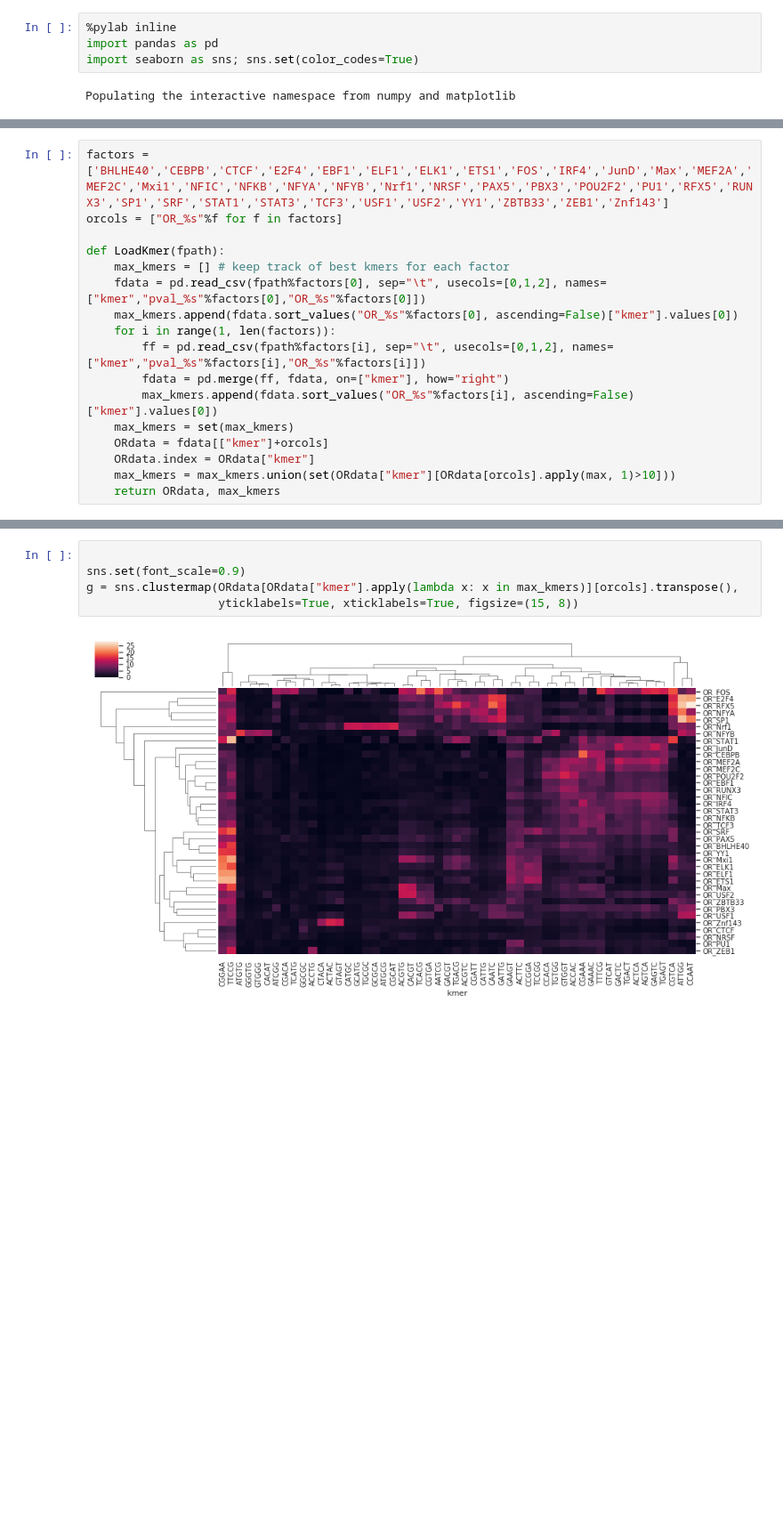
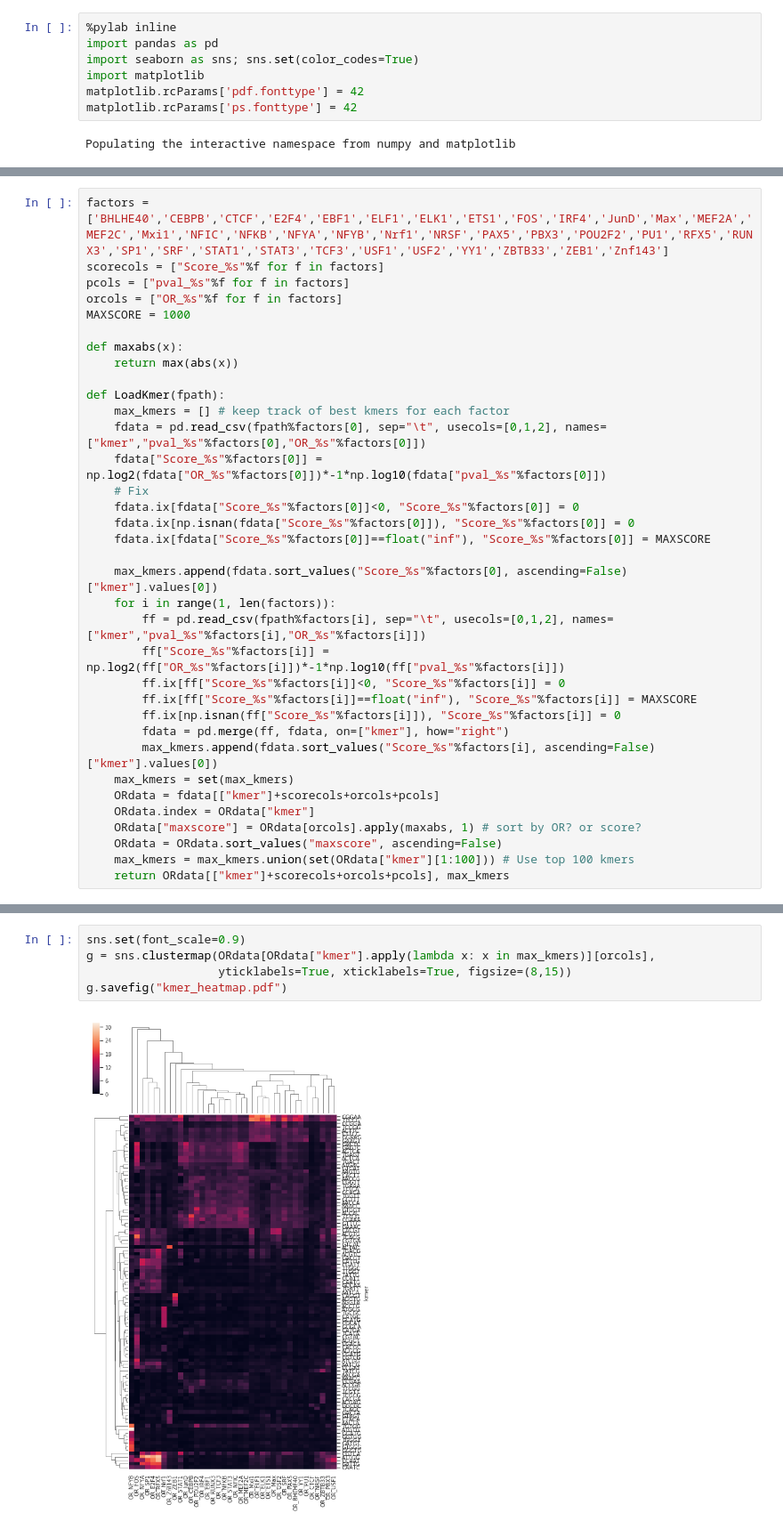
Before and after one commit to gymreklab/agent-bind-analyses, a Jupyter notebook: Figures/AgentBind_Figure3.ipynb, the cells around one changed output, grey strips where cells are left out. Shown at 89% size. Cells and saved outputs as stored; diff of their text form; blank space fills up the shorter version.

```diff
--- a/Figures/AgentBind_Figure3.ipynb
+++ b/Figures/AgentBind_Figure3.ipynb
@@ -2,5 +2,8 @@
 %pylab inline
 import pandas as pd
 import seaborn as sns; sns.set(color_codes=True)
+import matplotlib
+matplotlib.rcParams['pdf.fonttype'] = 42
+matplotlib.rcParams['ps.fonttype'] = 42
 # %% [output]
 Populating the interactive namespace from numpy and matplotlib
@@ -10,20 +12,38 @@ Populating the interactive namespace from numpy and matplotlib
 # %%
 factors = ['BHLHE40','CEBPB','CTCF','E2F4','EBF1','ELF1','ELK1','ETS1','FOS','IRF4','JunD','Max','MEF2A','MEF2C','Mxi1','NFIC','NFKB','NFYA','NFYB','Nrf1','NRSF','PAX5','PBX3','POU2F2','PU1','RFX5','RUNX3','SP1','SRF','STAT1','STAT3','TCF3','USF1','USF2','YY1','ZBTB33','ZEB1','Znf143']
+scorecols = ["Score_%s"%f for f in factors]
+pcols = ["pval_%s"%f for f in factors]
 orcols = ["OR_%s"%f for f in factors]
+MAXSCORE = 1000
+
+def maxabs(x):
+    return max(abs(x))
 
 def LoadKmer(fpath):
     max_kmers = [] # keep track of best kmers for each factor
     fdata = pd.read_csv(fpath%factors[0], sep="\t", usecols=[0,1,2], names=["kmer","pval_%s"%factors[0],"OR_%s"%factors[0]])
-    max_kmers.append(fdata.sort_values("OR_%s"%factors[0], ascending=False)["kmer"].values[0])
+    fdata["Score_%s"%factors[0]] = np.log2(fdata["OR_%s"%factors[0]])*-1*np.log10(fdata["pval_%s"%factors[0]])
+    # Fix
+    fdata.ix[fdata["Score_%s"%factors[0]]<0, "Score_%s"%factors[0]] = 0
+    fdata.ix[np.isnan(fdata["Score_%s"%factors[0]]), "Score_%s"%factors[0]] = 0
+    fdata.ix[fdata["Score_%s"%factors[0]]==float("inf"), "Score_%s"%factors[0]] = MAXSCORE
+
+    max_kmers.append(fdata.sort_values("Score_%s"%factors[0], ascending=False)["kmer"].values[0])
     for i in range(1, len(factors)):
         ff = pd.read_csv(fpath%factors[i], sep="\t", usecols=[0,1,2], names=["kmer","pval_%s"%factors[i],"OR_%s"%factors[i]])
+        ff["Score_%s"%factors[i]] = np.log2(ff["OR_%s"%factors[i]])*-1*np.log10(ff["pval_%s"%factors[i]])
+        ff.ix[ff["Score_%s"%factors[i]]<0, "Score_%s"%factors[i]] = 0
+        ff.ix[ff["Score_%s"%factors[i]]==float("inf"), "Score_%s"%factors[i]] = MAXSCORE
+        ff.ix[np.isnan(ff["Score_%s"%factors[i]]), "Score_%s"%factors[i]] = 0
         fdata = pd.merge(ff, fdata, on=["kmer"], how="right")
-        max_kmers.append(fdata.sort_values("OR_%s"%factors[i], ascending=False)["kmer"].values[0])
+        max_kmers.append(fdata.sort_values("Score_%s"%factors[i], ascending=False)["kmer"].values[0])
     max_kmers = set(max_kmers)
-    ORdata = fdata[["kmer"]+orcols]
+    ORdata = fdata[["kmer"]+scorecols+orcols+pcols]
     ORdata.index = ORdata["kmer"]
-    max_kmers = max_kmers.union(set(ORdata["kmer"][ORdata[orcols].apply(max, 1)>10]))
-    return ORdata, max_kmers
+    ORdata["maxscore"] = ORdata[orcols].apply(maxabs, 1) # sort by OR? or score?
+    ORdata = ORdata.sort_values("maxscore", ascending=False)
+    max_kmers = max_kmers.union(set(ORdata["kmer"][1:100])) # Use top 100 kmers
+    return ORdata[["kmer"]+scorecols+orcols+pcols], max_kmers
 # %%
 fpath = "/storage/pandaman/project/AgentBind-GM12878-analysis/results/c/%s+GM12878/kmer_ranking.txt"
 ORdata, max_kmers = LoadKmer(fpath)
@@ -64,7 +108,7 @@ for factor in factors:
 # %%
-
 sns.set(font_scale=0.9)
-g = sns.clustermap(ORdata[ORdata["kmer"].apply(lambda x: x in max_kmers)][orcols].transpose(),
-                   yticklabels=True, xticklabels=True, figsize=(15, 8))
+g = sns.clustermap(ORdata[ORdata["kmer"].apply(lambda x: x in max_kmers)][orcols],
+                   yticklabels=True, xticklabels=True, figsize=(8,15))
+g.savefig("kmer_heatmap.pdf")
 # %% [output]
-[figure, old version]
+[figure, new version]
```
Also changed, not shown: parts of 7 cells of this notebook, 10 other files.
